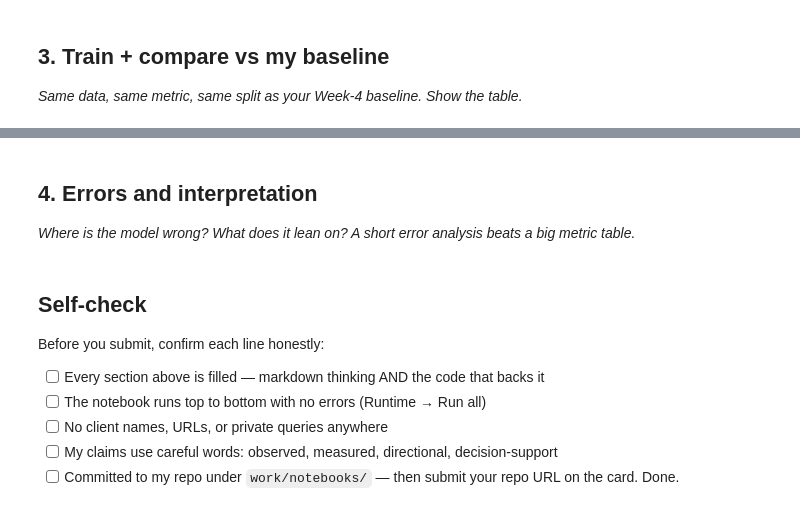
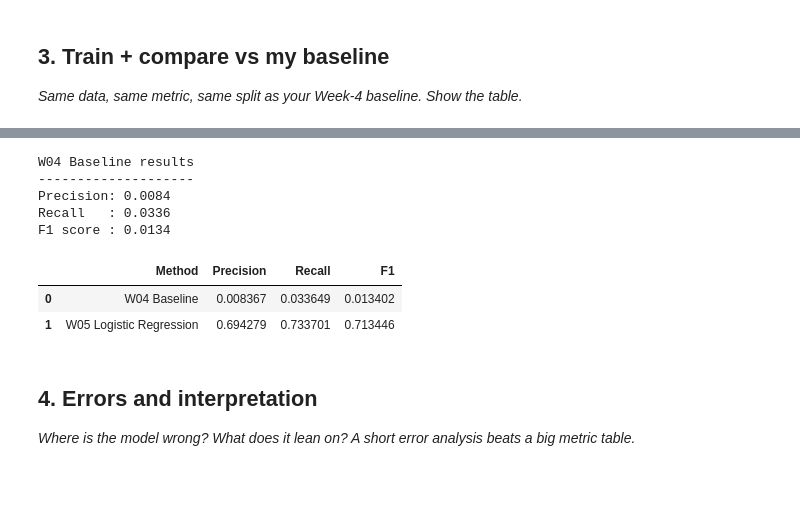
Before and after one commit to faisal-0065/flyrank-ml-internship, a Jupyter notebook: work/notebooks/w05_model.ipynb, the cells around one changed output, grey strips where cells are left out. Saved outputs shown, nothing was run; the diff lists cells and outputs as text; code cells hidden in the pictures; blank space fills up the shorter version.

```diff
--- a/work/notebooks/w05_model.ipynb
+++ b/work/notebooks/w05_model.ipynb
@@ -30,3 +563,62 @@ This skeleton is yours to fill. Work the sections **in order** — each one has
+# %%
+# Evaluate the W04 baseline on the same test target
+
+baseline_f1 = f1_score(
+    y_test,
+    baseline_pred,
+    zero_division=0
+)
+
+baseline_precision = precision_score(
+    y_test,
+    baseline_pred,
+    zero_division=0
+)
+
+baseline_recall = recall_score(
+    y_test,
+    baseline_pred,
+    zero_division=0
+)
+
+print("W04 Baseline results")
+print("--------------------")
+print("Precision:", round(baseline_precision, 4))
+print("Recall   :", round(baseline_recall, 4))
+print("F1 score :", round(baseline_f1, 4))
+# %% [output]
+W04 Baseline results
+--------------------
+Precision: 0.0084
+Recall   : 0.0336
+F1 score : 0.0134
+# %%
+# Final W04 vs W05 comparison
+
+comparison = pd.DataFrame({
+    "Method": [
+        "W04 Baseline",
+        "W05 Logistic Regression"
+    ],
+    "Precision": [
+        baseline_precision,
+        precision
+    ],
+    "Recall": [
+        baseline_recall,
+        recall
+    ],
+    "F1": [
+        baseline_f1,
+        f1
+    ]
+})
+
+display(comparison)
+# %% [output]
+|  | Method | Precision | Recall | F1 |
+| 0 | W04 Baseline | 0.008367 | 0.033649 | 0.013402 |
+| 1 | W05 Logistic Regression | 0.694279 | 0.733701 | 0.713446 |
 # %% [markdown]
 ## 4. Errors and interpretation
 
@@ -37,10 +625,0 @@ This skeleton is yours to fill. Work the sections **in order** — each one has
-# %% [markdown]
-## Self-check
-
-Before you submit, confirm each line honestly:
-
-- [ ] Every section above is filled — markdown thinking AND the code that backs it
-- [ ] The notebook runs top to bottom with no errors (Runtime → Run all)
-- [ ] No client names, URLs, or private queries anywhere
-- [ ] My claims use careful words: observed, measured, directional, decision-support
-- [ ] Committed to my repo under `work/notebooks/` — then submit your repo URL on the card. Done.
```
Also changed, not shown: parts of 32 cells of this notebook.
